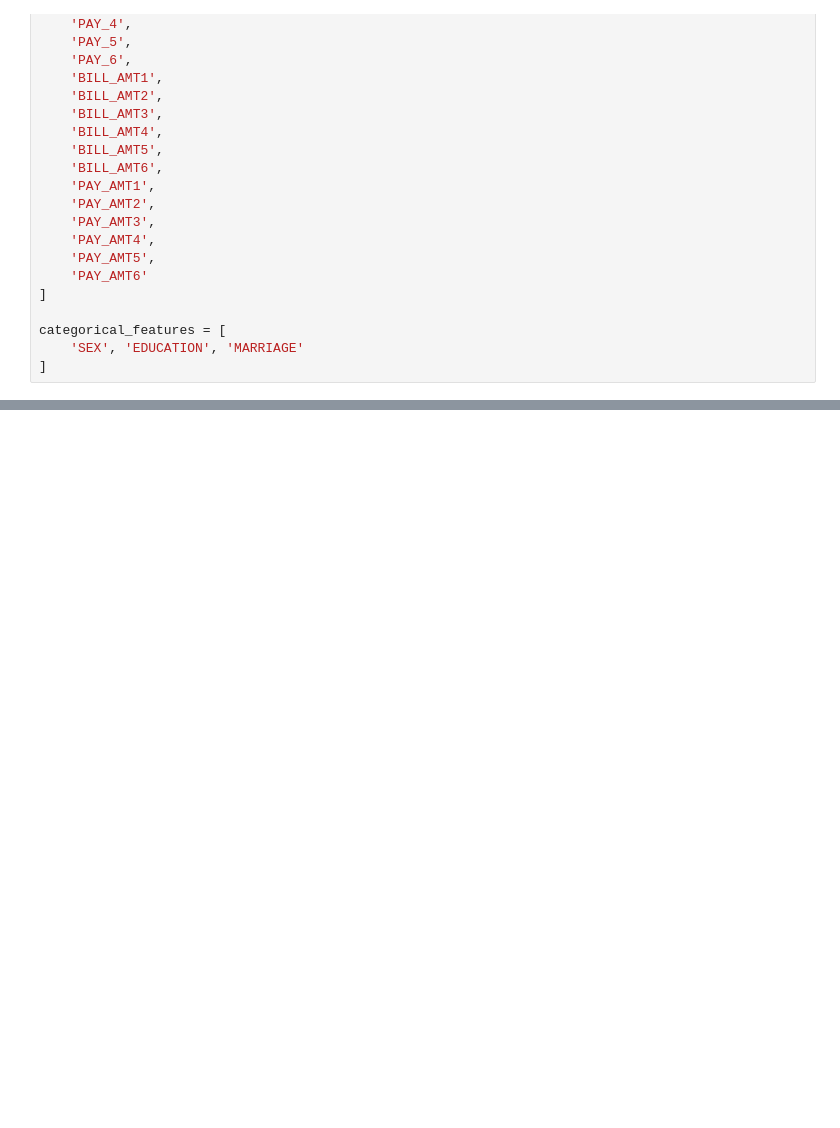
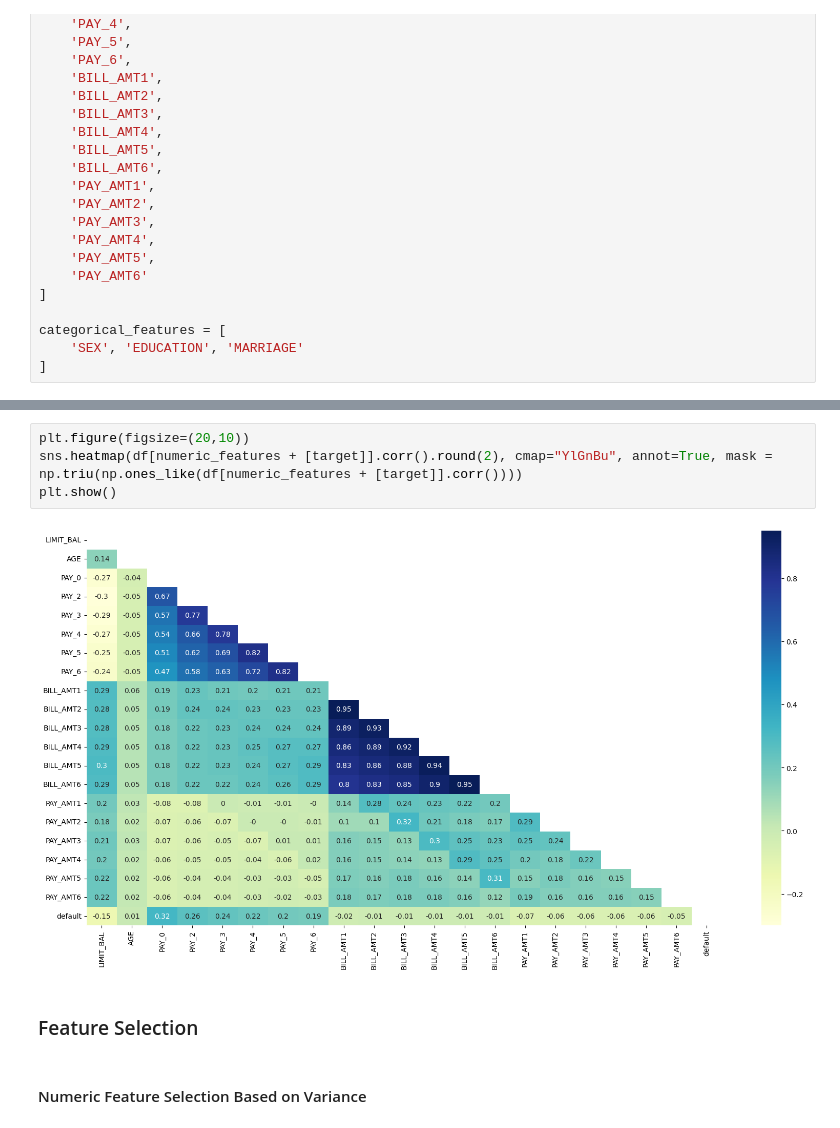
Before and after one commit to ihsannurfaqih/Credit-Card-Default-Prediction, a Jupyter notebook: notebook/notebook.ipynb, the cells around one changed output, grey strips where cells are left out. Cells and saved outputs as stored; diff of their text form; blank space fills up the shorter version.

Commit message:
updating EDA & feature selection

```diff
--- a/notebook/notebook.ipynb
+++ b/notebook/notebook.ipynb
@@ -114,0 +139,10 @@ profile.to_file("./EDA_report.html")
+# %%
+plt.figure(figsize=(20,10))
+sns.heatmap(df[numeric_features + [target]].corr().round(2), cmap="YlGnBu", annot=True, mask = np.triu(np.ones_like(df[numeric_features + [target]].corr())))
+plt.show()
+# %% [output]
+[figure, added]
+# %% [markdown]
+### Feature Selection
+# %% [markdown]
+#### Numeric Feature Selection Based on Variance
```
Also changed, not shown: parts of 16 cells of this notebook, 3 other files.
